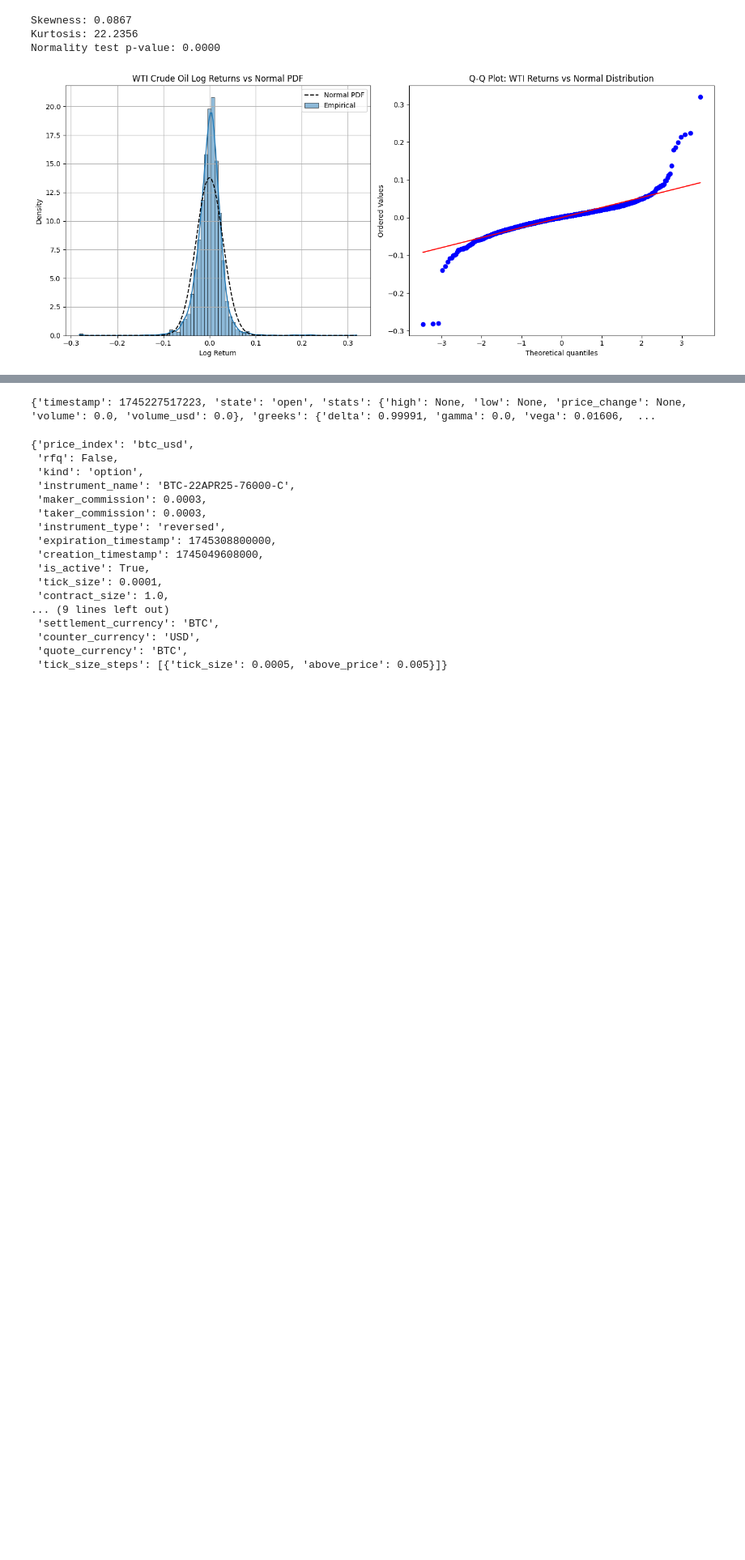
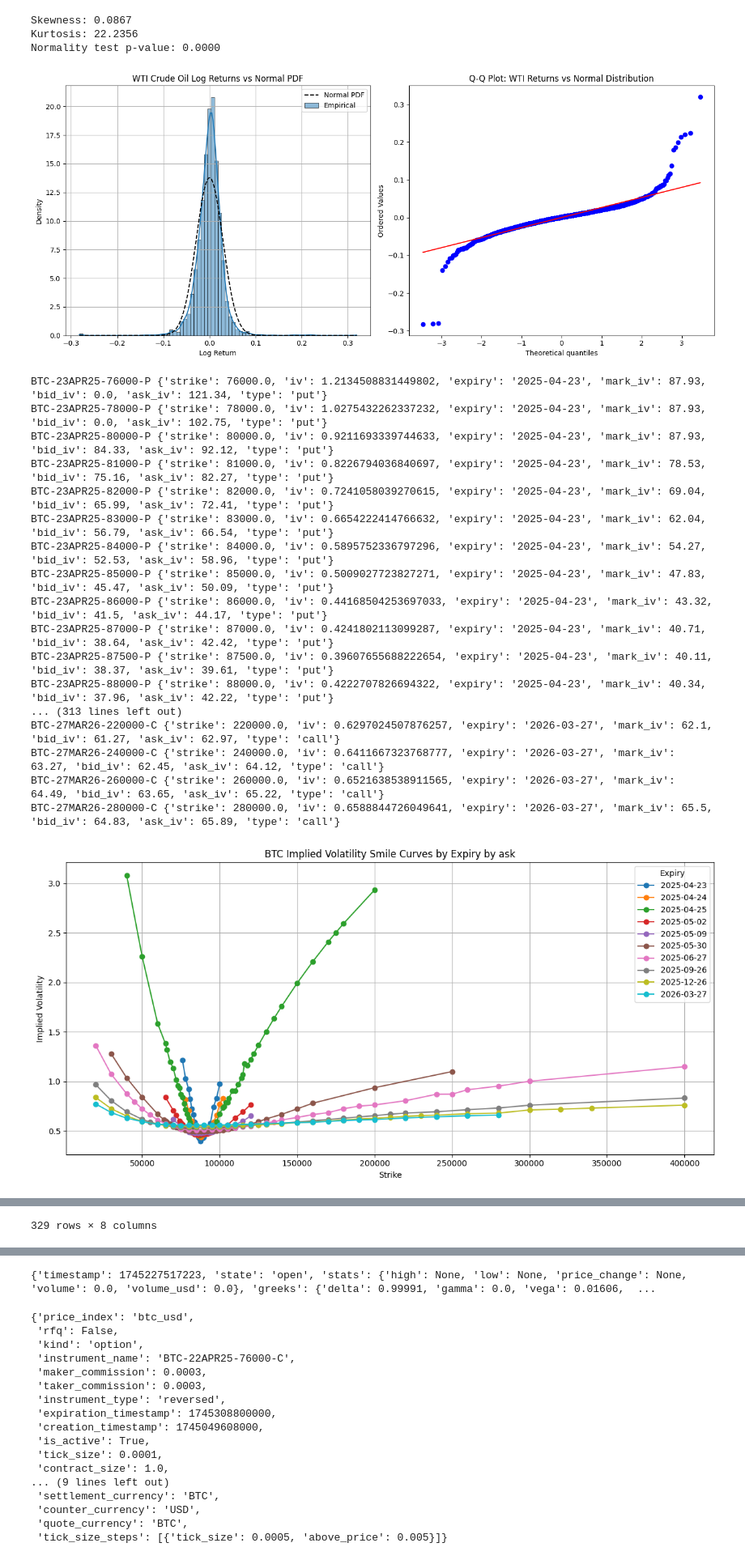
Before and after one commit to aznedac2/CS231N_17_KOR_SUB, a Jupyter notebook: vol_coin.ipynb, the cells around one changed output, grey strips where cells are left out. Shown at 81% size. Cells and saved outputs as stored; diff of their text form; code cells hidden in the pictures; blank space fills up the shorter version.

```diff
--- a/vol_coin.ipynb
+++ b/vol_coin.ipynb
@@ -274,11 +274,16 @@ Normality test p-value: 0.0000
 [figure]
 # %%
 import requests
+
 import numpy as np
 import pandas as pd
+
 import matplotlib.pyplot as plt
+import plotly.express as px
+
 from scipy.stats import norm
 from scipy.optimize import brentq
+
 from datetime import datetime
 
 # Black-Scholes 가격 계산 함수
@@ -293,8 +298,7 @@ def bs_price(option_type, S, K, T, r, sigma):
 # Implied Volatility 계산 함수
 def implied_vol(price, option_type, S, K, T, r):
     try:
-        # return brentq(lambda sigma: bs_price(option_type, S, K, T, r, sigma) - price, 1e-5, 1)
-        return brentq(lambda sigma: bs_price(option_type, S, K, T, r, sigma) - price * S, 1e-5, 1)
+        return brentq(lambda sigma: bs_price(option_type, S, K, T, r, sigma) - price * S, 1e-5, 5)
     except:
         return np.nan
 
@@ -318,16 +322,12 @@ def get_option_instruments(currency="BTC", kind="option", expired=False):
     return instruments
 
 # 옵션별 IV 계산
-def get_iv_for_option(inst_name, strike, expiry_timestamp, mode='mid', r=0):
+def get_iv_for_option(inst_name, strike, expiry_timestamp, mode='mid', otm_only=True, r=0):
     url = f"https://www.deribit.com/api/v2/public/get_order_book?instrument_name={inst_name}"
     response = requests.get(url)
-    if response.status_code != 200 or 'result' not in response.json():
-      return None
     data = response.json().get('result', {})
 
     S = data.get('underlying_price')
-    if abs(strike - S) / S > 0.5:
-      return None
     K = strike
     bid = data.get('best_bid_price')
     ask = data.get('best_ask_price')
@@ -336,8 +336,6 @@ def get_iv_for_option(inst_name, strike, expiry_timestamp, mode='mid', r=0):
     mark_iv = data.get('mark_iv')
     bid_iv = data.get('bid_iv')
     ask_iv = data.get('ask_iv')
-
-    # S2 = get_btc_futures_last_price()
 
     if mode == 'mid':
       mid = mid
@@ -352,13 +350,17 @@ def get_iv_for_option(inst_name, strike, expiry_timestamp, mode='mid', r=0):
         return None
 
     opt_type = inst_name[-1]
+    # OTM : 콜옵션의 행사 가격이 기초 자산의 시장 가격보다 높을 때, 혹은 풋옵션의 행사 가격이 기초 자산의 시장 가격보다 낮을 때
+    # ITM 버리기..
     if opt_type == 'C':
         opt_type = 'call'
-        if S < K:
-            return None
+        if otm_only is True:
+            if S > K:
+              return None
     elif opt_type == 'P':
         opt_type = 'put'
-        if S > K:
+        if otm_only is True:
+          if S < K:
             return None
     else:
         return None
@@ -372,11 +374,12 @@ def get_iv_for_option(inst_name, strike, expiry_timestamp, mode='mid', r=0):
         'expiry': expiry_date,
         'mark_iv': mark_iv,
         'bid_iv': bid_iv,
-        'ask_iv': ask_iv
+        'ask_iv': ask_iv,
+        'type' : opt_type
     }
 
 # 만기별 Smile Curve 시각화
-def plot_smile_curves(mode, cutoff_str):
+def plot_smile_curves(mode, otm_only, cutoff_str):
     options = get_option_instruments()
     iv_data = []
 
@@ -385,17 +388,17 @@ def plot_smile_curves(mode, cutoff_str):
 
     for opt in options:
         inst_name = opt['instrument_name']
-        opt_type = inst_name[-1]
         strike_opt =  opt['strike']
 
         expiry_timestamp_opt = opt['expiration_timestamp']
         if (expiry_timestamp_opt > cutoff_timestamp):
           continue
 
-        iv_info = get_iv_for_option(inst_name, strike_opt, expiry_timestamp_opt, mode)
+        iv_info = get_iv_for_option(inst_name, strike_opt, expiry_timestamp_opt, mode, otm_only)
 
-        if iv_info and iv_info['iv'] is not None and iv_info['iv'] is not np.nan:
+        if (iv_info and iv_info['iv'] is not None) and (iv_info['iv'] is not np.nan):
             print(inst_name, iv_info)
+            # print(inst_name, iv_info['iv'])
             iv_data.append(iv_info)
 
     df = pd.DataFrame(iv_data)
@@ -414,7 +417,6 @@ def plot_smile_curves(mode, cutoff_str):
     plt.tight_layout()
     plt.show()
 
-    # df['cp'] = cp
     df['mode'] = mode
     return df
 
@@ -438,3 +440,26 @@ def get_btc_futures_last_price(instrument_name="BTC-PERPETUAL"):
     except Exception as e:
         print(f"에러 발생: {e}")
         return None
+# %%
+# price * S // otm_only
+df_ask = plot_smile_curves(mode='ask', otm_only=True, cutoff_str='20261231')
+df_ask
+# %% [output]
+BTC-23APR25-76000-P {'strike': 76000.0, 'iv': 1.2134508831449802, 'expiry': '2025-04-23', 'mark_iv': 87.93, 'bid_iv': 0.0, 'ask_iv': 121.34, 'type': 'put'}
+BTC-23APR25-78000-P {'strike': 78000.0, 'iv': 1.0275432262337232, 'expiry': '2025-04-23', 'mark_iv': 87.93, 'bid_iv': 0.0, 'ask_iv': 102.75, 'type': 'put'}
+BTC-23APR25-80000-P {'strike': 80000.0, 'iv': 0.9211693339744633, 'expiry': '2025-04-23', 'mark_iv': 87.93, 'bid_iv': 84.33, 'ask_iv': 92.12, 'type': 'put'}
+BTC-23APR25-81000-P {'strike': 81000.0, 'iv': 0.8226794036840697, 'expiry': '2025-04-23', 'mark_iv': 78.53, 'bid_iv': 75.16, 'ask_iv': 82.27, 'type': 'put'}
+BTC-23APR25-82000-P {'strike': 82000.0, 'iv': 0.7241058039270615, 'expiry': '2025-04-23', 'mark_iv': 69.04, 'bid_iv': 65.99, 'ask_iv': 72.41, 'type': 'put'}
+BTC-23APR25-83000-P {'strike': 83000.0, 'iv': 0.6654222414766632, 'expiry': '2025-04-23', 'mark_iv': 62.04, 'bid_iv': 56.79, 'ask_iv': 66.54, 'type': 'put'}
+BTC-23APR25-84000-P {'strike': 84000.0, 'iv': 0.5895752336797296, 'expiry': '2025-04-23', 'mark_iv': 54.27, 'bid_iv': 52.53, 'ask_iv': 58.96, 'type': 'put'}
+BTC-23APR25-85000-P {'strike': 85000.0, 'iv': 0.5009027723827271, 'expiry': '2025-04-23', 'mark_iv': 47.83, 'bid_iv': 45.47, 'ask_iv': 50.09, 'type': 'put'}
+BTC-23APR25-86000-P {'strike': 86000.0, 'iv': 0.44168504253697033, 'expiry': '2025-04-23', 'mark_iv': 43.32, 'bid_iv': 41.5, 'ask_iv': 44.17, 'type': 'put'}
+BTC-23APR25-87000-P {'strike': 87000.0, 'iv': 0.4241802113099287, 'expiry': '2025-04-23', 'mark_iv': 40.71, 'bid_iv': 38.64, 'ask_iv': 42.42, 'type': 'put'}
+BTC-23APR25-87500-P {'strike': 87500.0, 'iv': 0.39607655688222654, 'expiry': '2025-04-23', 'mark_iv': 40.11, 'bid_iv': 38.37, 'ask_iv': 39.61, 'type': 'put'}
+BTC-23APR25-88000-P {'strike': 88000.0, 'iv': 0.4222707826694322, 'expiry': '2025-04-23', 'mark_iv': 40.34, 'bid_iv': 37.96, 'ask_iv': 42.22, 'type': 'put'}
+... (313 lines left out)
+BTC-27MAR26-220000-C {'strike': 220000.0, 'iv': 0.6297024507876257, 'expiry': '2026-03-27', 'mark_iv': 62.1, 'bid_iv': 61.27, 'ask_iv': 62.97, 'type': 'call'}
+BTC-27MAR26-240000-C {'strike': 240000.0, 'iv': 0.6411667323768777, 'expiry': '2026-03-27', 'mark_iv': 63.27, 'bid_iv': 62.45, 'ask_iv': 64.12, 'type': 'call'}
+BTC-27MAR26-260000-C {'strike': 260000.0, 'iv': 0.6521638538911565, 'expiry': '2026-03-27', 'mark_iv': 64.49, 'bid_iv': 63.65, 'ask_iv': 65.22, 'type': 'call'}
+BTC-27MAR26-280000-C {'strike': 280000.0, 'iv': 0.6588844726049641, 'expiry': '2026-03-27', 'mark_iv': 65.5, 'bid_iv': 64.83, 'ask_iv': 65.89, 'type': 'call'}
+[figure, added]
@@ -440,0 +478 @@ def get_btc_futures_last_price(instrument_name="BTC-PERPETUAL"):
+329 rows × 8 columns
```
Also changed, not shown: parts of 14 cells of this notebook.
